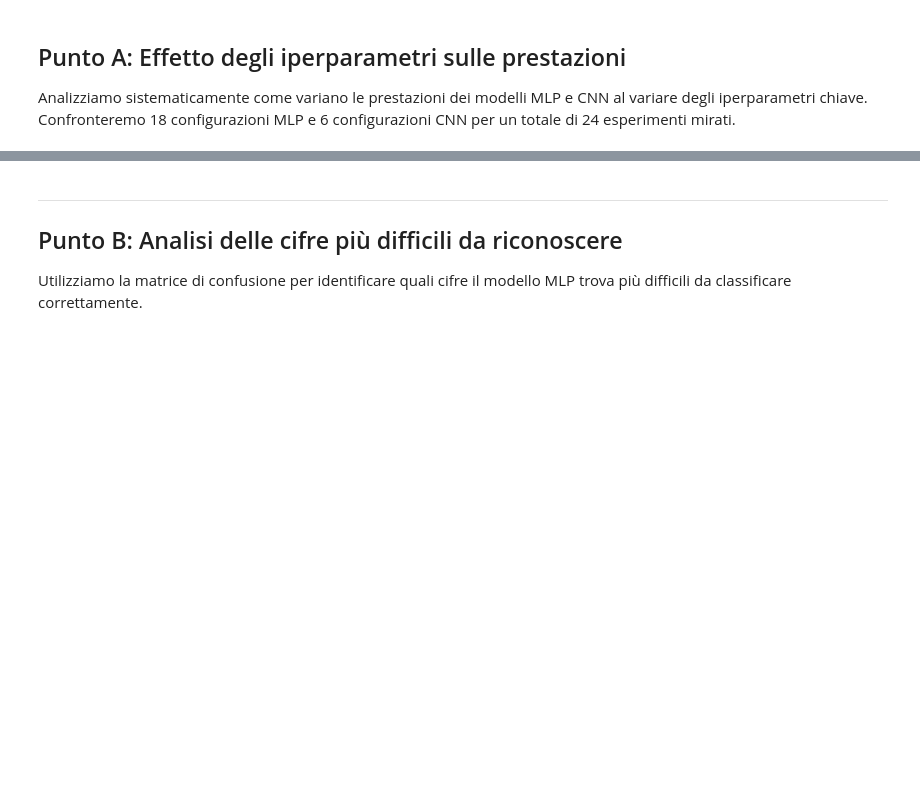
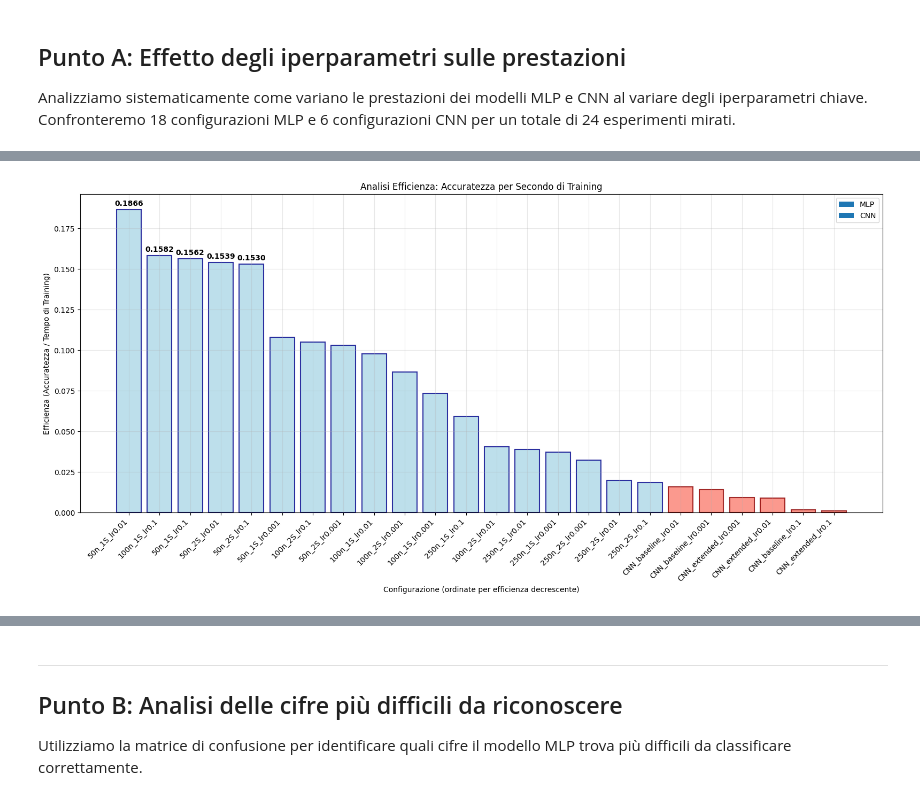
Before and after one commit to GiulioBotta/MiniProgettoAI, a Jupyter notebook: progetto.ipynb, the cells around one changed output, grey strips where cells are left out. Cells and saved outputs as stored; diff of their text form; code cells hidden in the pictures; blank space fills up the shorter version.

```diff
--- a/progetto.ipynb
+++ b/progetto.ipynb
@@ -194,16 +212,14 @@ MLP EXPERIMENTS COMPLETED: 18 configurations tested
 # %%
-# Esperimenti CNN sistematici
-def create_cnn_model(architecture_type, learning_rate):
-    """Crea modello CNN con architettura specificata"""
+def crea_modello_cnn(tipo_architettura, learning_rate):
     model = keras.Sequential()
 
-    if architecture_type == 'baseline':
-        # Architettura baseline del Lab 3
+    if tipo_architettura == 'baseline':
+        # Architettura baseline
         model.add(keras.layers.Conv2D(32, (3,3), activation='relu', input_shape=(28,28,1)))
         model.add(keras.layers.Flatten())
         model.add(keras.layers.Dense(50, activation='relu'))
 
-    elif architecture_type == 'extended':
+    elif tipo_architettura == 'extended':
         # Architettura estesa con pooling e più strati
         model.add(keras.layers.Conv2D(32, (3,3), activation='relu', input_shape=(28,28,1)))
         model.add(keras.layers.MaxPooling2D(2,2))
@@ -328 +327,5 @@ Slowest training: 112.6s
+# %%
+# Combinazione risultati per analisi
+tutti_risultati = risultati_mlp + risultati_cnn
+df_risultati = pd.DataFrame(tutti_risultati)
 # %% [markdown]
@@ -481,39 +502,58 @@ Visualizzazione del trade-off tra tempo di training e accuratezza raggiunta.
 # %%
-# Scatter plot efficienza
-fig, ax = plt.subplots(figsize=(10, 6))
+# Calcolo efficienza per ogni configurazione
+efficienze = [r['test_accuracy'] / r['training_time'] for r in tutti_risultati]
+nomi_config_ordinati = []
+efficienze_ordinate = []
+tipi_ordinati = []
 
-# Separazione dati MLP e CNN
-mlp_times = [r['training_time'] for r in mlp_results]
-mlp_accs = [r['test_accuracy'] for r in mlp_results]
-cnn_times = [r['training_time'] for r in cnn_results]
-cnn_accs = [r['test_accuracy'] for r in cnn_results]
+# Ordinamento per efficienza decrescente
+indici_ordinati = sorted(range(len(efficienze)), key=lambda i: efficienze[i], reverse=True)
 
-# Scatter plots
-ax.scatter(mlp_times, mlp_accs, c='blue', alpha=0.7, s=100, label='MLP', marker='o')
-ax.scatter(cnn_times, cnn_accs, c='red', alpha=0.7, s=100, label='CNN', marker='s')
+for i in indici_ordinati:
+    nomi_config_ordinati.append(nomi_config[i])
+    efficienze_ordinate.append(efficienze[i])
+    tipi_ordinati.append(tipi_modello[i])
 
-ax.set_xlabel('Training Time (seconds)')
-ax.set_ylabel('Test Accuracy')
-ax.set_title('Efficiency Analysis: Training Time vs Accuracy')
-ax.legend()
+# Visualizzazione
+fig, ax = plt.subplots(figsize=(16, 8))
+
+# Colori diversi per MLP e CNN
+colori = ['lightblue' if tipo == 'MLP' else 'salmon' for tipo in tipi_ordinati]
+bordi = ['darkblue' if tipo == 'MLP' else 'darkred' for tipo in tipi_ordinati]
+
+bars = ax.bar(range(len(nomi_config_ordinati)), efficienze_ordinate,
+              color=colori, edgecolor=bordi, linewidth=1.5, alpha=0.8)
+
+ax.set_xlabel('Configurazione (ordinate per efficienza decrescente)')
+ax.set_ylabel('Efficienza (Accuratezza / Tempo di Training)')
+ax.set_title('Analisi Efficienza: Accuratezza per Secondo di Training')
+ax.set_xticks(range(len(nomi_config_ordinati)))
+ax.set_xticklabels(nomi_config_ordinati, rotation=45, ha='right')
 ax.grid(True, alpha=0.3)
 
-# Evidenziazione punti ottimali
-best_mlp_idx = mlp_results.index(best_mlp)
-best_cnn_idx = cnn_results.index(best_cnn)
+# Annotazioni per le configurazioni più efficienti
+for i in range(min(5, len(bars))):  # Evidenzia top 5
+    height = bars[i].get_height()
+    ax.annotate(f'{height:.4f}', xy=(i, height),
+               xytext=(0, 3), textcoords="offset points",
+               ha='center', va='bottom', fontweight='bold')
 
-ax.scatter(best_mlp['training_time'], best_mlp['test_accuracy'],
-          c='darkblue', s=200, marker='*', label='Best MLP')
-ax.scatter(best_cnn['training_time'], best_cnn['test_accuracy'],
-          c='darkred', s=200, marker='*', label='Best CNN')
+# Legenda manuale
+ax.bar([], [], color='lightblue', alpha=0.8, label='MLP')
+ax.bar([], [], color='salmon', alpha=0.8, label='CNN')
+ax.legend()
 
 plt.tight_layout()
 plt.show()
 
-print("EFFICIENCY ANALYSIS:")
-print(f"MLP range: {min(mlp_times):.1f}s - {max(mlp_times):.1f}s")
-print(f"CNN range: {min(cnn_times):.1f}s - {max(cnn_times):.1f}s")
-print(f"Best efficiency MLP: {best_mlp['test_accuracy']:.4f} acc in {best_mlp['training_time']:.1f}s")
-print(f"Best efficiency CNN: {best_cnn['test_accuracy']:.4f} acc in {best_cnn['training_time']:.1f}s")
-print("[risultati da implementare]")
+# Calcolo statistiche di efficienza
+eff_mlp = [efficienze[i] for i in range(len(tipi_modello)) if tipi_modello[i] == 'MLP']
+eff_cnn = [efficienze[i] for i in range(len(tipi_modello)) if tipi_modello[i] == 'CNN']
+
+print("ANALISI EFFICIENZA:")
+print(f"Configurazione più efficiente: {nomi_config_ordinati[0]} - {efficienze_ordinate[0]:.4f} acc/s")
+print(f"Efficienza media MLP: {np.mean(eff_mlp):.4f} acc/s")
+print(f"Efficienza media CNN: {np.mean(eff_cnn):.4f} acc/s")
+print(f"Rapporto efficienza MLP/CNN: {np.mean(eff_mlp)/np.mean(eff_cnn):.2f}x")
 # %% [output]
+[figure, added]
```
Also changed, not shown: parts of 76 cells of this notebook, 1 other file.
